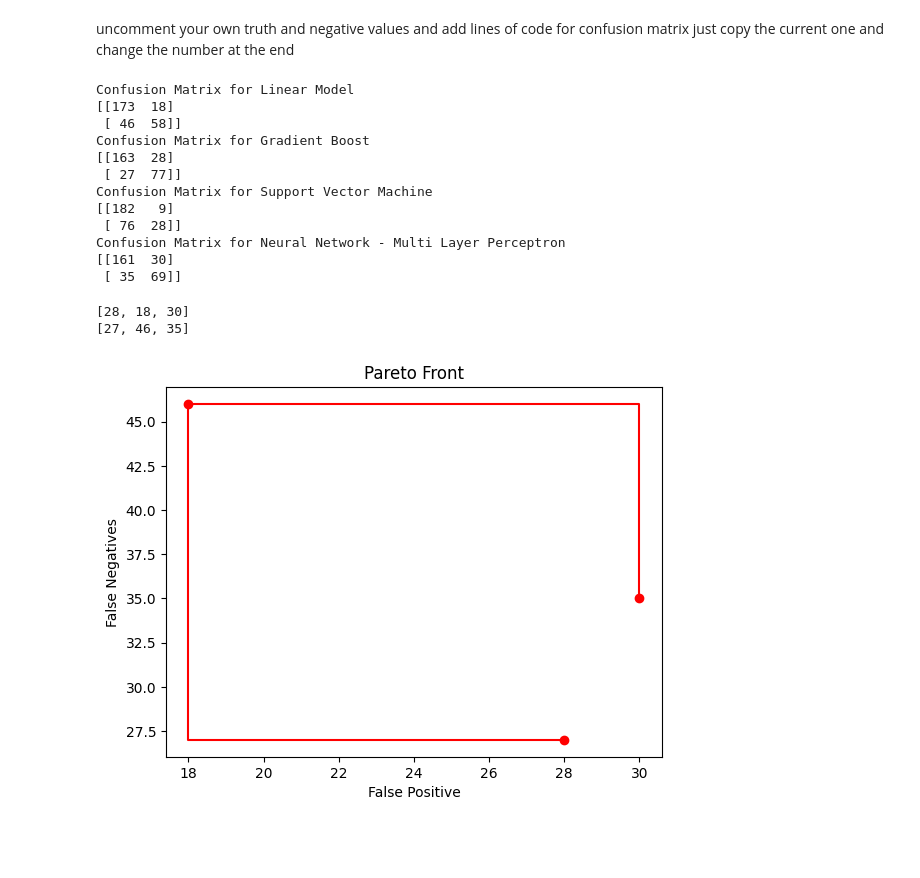
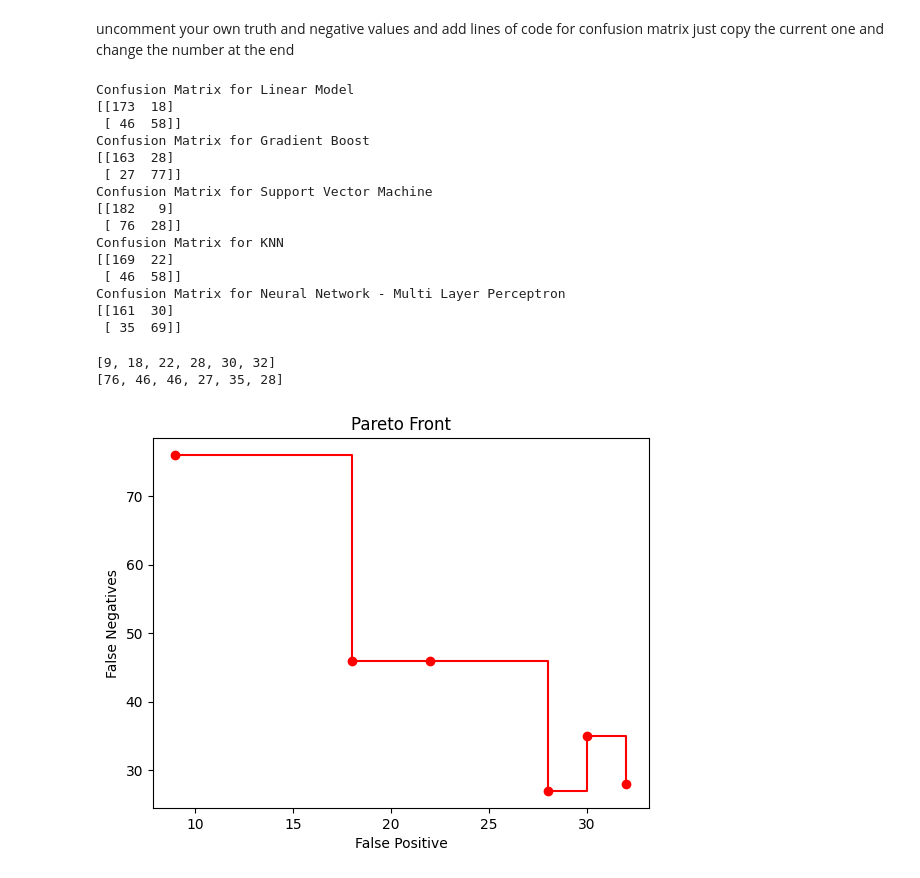
Before and after one commit to jkthom/TitanicMLVIP, a Jupyter notebook: ML-Titanic-Problem/ML_Titanic.ipynb, the cells around one changed output. Saved outputs shown, nothing was run; the diff lists cells and outputs as text; code cells hidden in the pictures; blank space fills up the shorter version.

Commit message:
re-added the knn model and updating ordering of points in pareto front

```diff
--- a/ML-Titanic-Problem/ML_Titanic.ipynb
+++ b/ML-Titanic-Problem/ML_Titanic.ipynb
@@ -130,0 +125,26 @@ np.random.seed(100)
+# %%
+#Lorien
+random.seed(100)
+np.random.seed(100)
+
+from sklearn.neighbors import KNeighborsClassifier
+from sklearn.metrics import accuracy_score
+
+k_range = range(1, 26)
+scores = []
+
+for k in k_range:
+  knn = KNeighborsClassifier(n_neighbors=k)
+  knn.fit(X_train.values, y_train.values)
+  y_pred = knn.predict(X_test.values)
+  scores.append(k)
+
+  scores.append(accuracy_score(y_test, y_pred))
+
+print(scores)
+
+knn = KNeighborsClassifier(n_neighbors=14)
+knn.fit(X_train.values, y_train.values)
+y_pred4 = knn.predict(X_test.values)
+y_truth4 = y_test.values
+print(accuracy_score(y_truth4, y_pred4))
@@ -145,12 +168,13 @@ rf_clf = RandomForestClassifier(n_estimators=100, random_state=42)
 rf_clf.fit(X_train, y_train)
 
 
-y_pred = rf_clf.predict(X_test)
+y_pred5 = rf_clf.predict(X_test)
 print("Random Forest Accuracy:", accuracy_score(y_test, y_pred))
 print(classification_report(y_test, y_pred))
 
 
 y_pred_final = rf_clf.predict(test_data)
+y_truth5 = y_test.values
 
 submission = pd.DataFrame({"PassengerId": test_data.index, "Survived": y_pred_final})
 submission.to_csv("submission.csv", index=False)
@@ -192,8 +216,8 @@ uncomment your own truth and negative values and add lines of code for confusion
 tn1, fp1, fn1, tp1 = confusion_matrix(y_truth1, y_pred1).ravel() # Linear Model
 tn2, fp2, fn2, tp2 = confusion_matrix(y_truth2, y_pred2).ravel() # Gradient Boost
 tn3, fp3, fn3, tp3 = confusion_matrix(y_truth3, y_pred3).ravel() # Support Vector Machine
-#tn4, fp4, fn4, tp4 = confusion_matrix(y_truth4, y_pred4).ravel()
-#tn5, fp5, fn5, tp5 = confusion_matrix(y_truth5, y_pred5).ravel()
+tn4, fp4, fn4, tp4 = confusion_matrix(y_truth4, y_pred4).ravel() # K Nearest Neighbors
+tn5, fp5, fn5, tp5 = confusion_matrix(y_truth5, y_pred5).ravel()
 tn6, fp6, fn6, tp6 = confusion_matrix(y_truth6, y_pred6).ravel() #Neural Network - Multi Layer Perceptron
 print("Confusion Matrix for Linear Model")
 print(confusion_matrix(y_truth1, y_pred1, labels=[0, 1]))
@@ -201,6 +225,8 @@ print("Confusion Matrix for Gradient Boost")
 print(confusion_matrix(y_truth2, y_pred2, labels=[0, 1]))
 print("Confusion Matrix for Support Vector Machine")
 print(confusion_matrix(y_truth3, y_pred3, labels=[0, 1]))
+print("Confusion Matrix for KNN ")
+print(confusion_matrix(y_truth4, y_pred4, labels=[0, 1]))
 print("Confusion Matrix for Neural Network - Multi Layer Perceptron")
 print(confusion_matrix(y_truth6, y_pred6, labels=[0, 1]))
 # %% [output]
@@ -213,25 +239,28 @@ Confusion Matrix for Gradient Boost
 Confusion Matrix for Support Vector Machine
 [[182   9]
  [ 76  28]]
+Confusion Matrix for KNN
+[[169  22]
+ [ 46  58]]
 Confusion Matrix for Neural Network - Multi Layer Perceptron
 [[161  30]
  [ 35  69]]
 # %%
-fitness_1 = [fp2, fp1, fp6] # when u add your algorithm add fp<number> into the list to plot the pareto front
-fitness_2 = [fn2, fn1, fn6] # when u add your algorithm add fn<number> into the list to plot the pareto front
+fitness_1 = [fp3, fp1, fp4, fp2, fp6, fp5] # when u add your algorithm add fp<number> into the list to plot the pareto front
+fitness_2 = [fn3, fn1, fn4, fn2, fn6, fn5] # when u add your algorithm add fn<number> into the list to plot the pareto front
 print(fitness_1)
 print(fitness_2)
 
 plt.scatter(fitness_1, fitness_2, color='r')
 plt.plot(fitness_1, fitness_2, color='r', drawstyle='steps-post')
 plt.xlabel("False Positive")
 plt.ylabel("False Negatives")
 plt.title("Pareto Front")
 plt.show()
 
 f1 = np.array(fitness_1)
 f2 = np.array(fitness_2)
 # %% [output]
-[28, 18, 30]
-[27, 46, 35]
+[9, 18, 22, 28, 30, 32]
+[76, 46, 46, 27, 35, 28]
-[figure, old version]
+[figure, new version]
```
Also changed, not shown: parts of 4 cells of this notebook.
